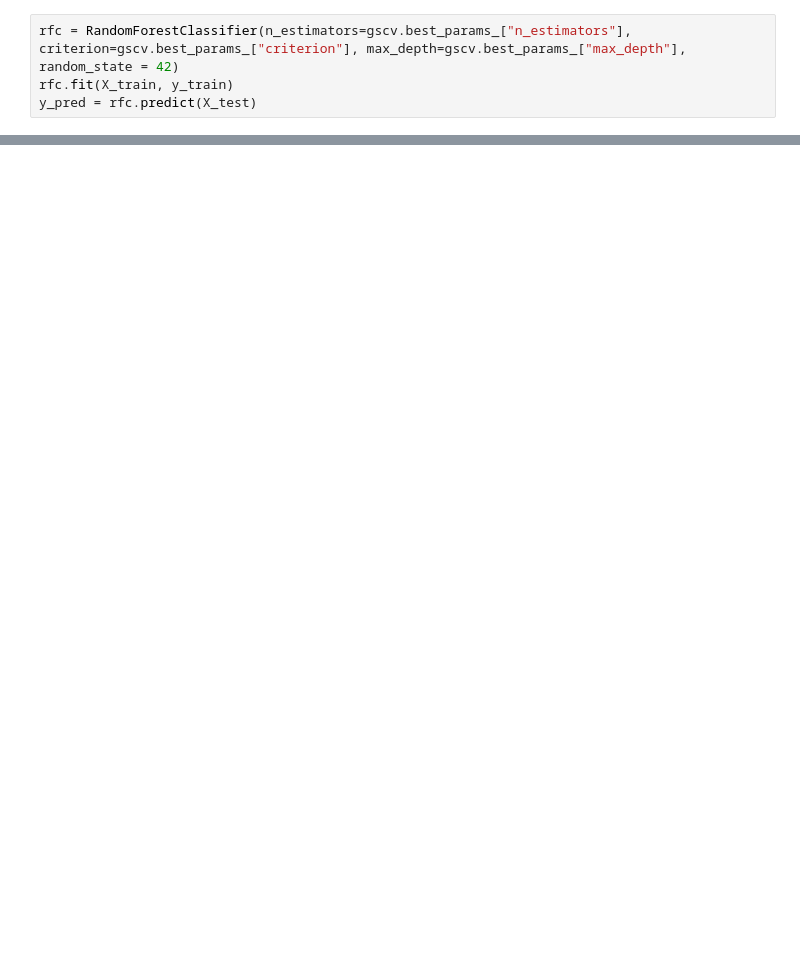
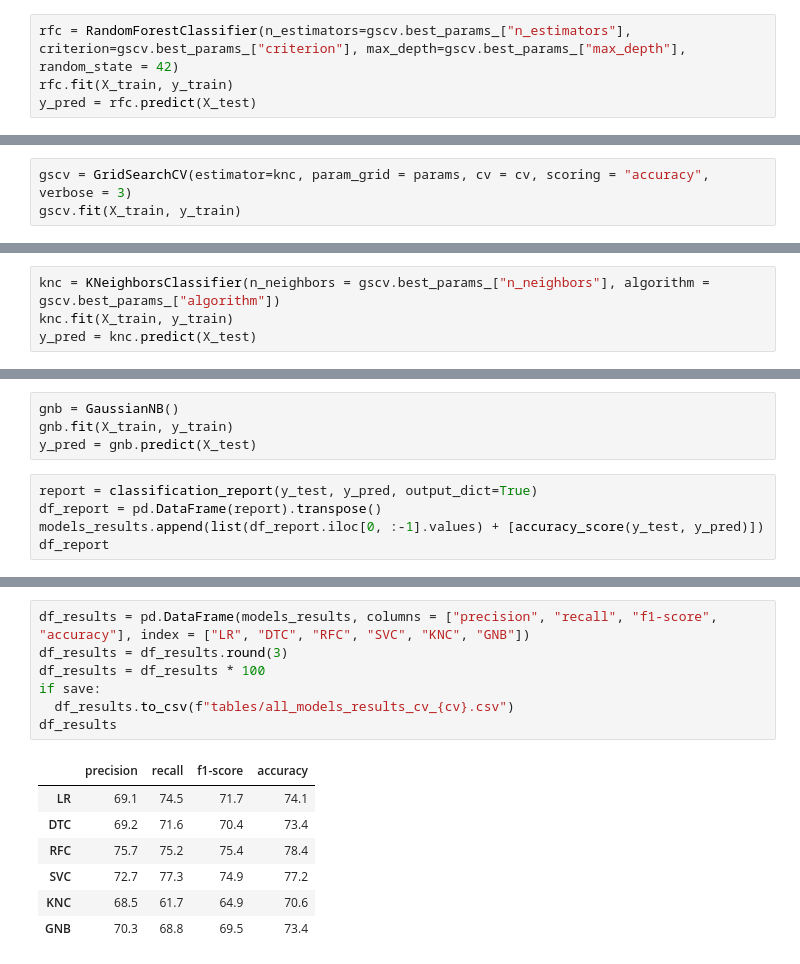
Before and after one commit to GustavoGil13/classifiers-red-wine-quality, a Jupyter notebook: classifiers.ipynb, the cells around one changed output, grey strips where cells are left out. Saved outputs shown, nothing was run; the diff lists cells and outputs as text; blank space fills up the shorter version.

```diff
--- a/classifiers.ipynb
+++ b/classifiers.ipynb
@@ -472,0 +641,3 @@ cm
+# %%
+gscv = GridSearchCV(estimator=knc, param_grid = params, cv = cv, scoring = "accuracy", verbose = 3)
+gscv.fit(X_train, y_train)
@@ -472,0 +671,4 @@ cm
+# %%
+knc = KNeighborsClassifier(n_neighbors = gscv.best_params_["n_neighbors"], algorithm = gscv.best_params_["algorithm"])
+knc.fit(X_train, y_train)
+y_pred = knc.predict(X_test)
@@ -472,0 +701,9 @@ cm
+# %%
+gnb = GaussianNB()
+gnb.fit(X_train, y_train)
+y_pred = gnb.predict(X_test)
+# %%
+report = classification_report(y_test, y_pred, output_dict=True)
+df_report = pd.DataFrame(report).transpose()
+models_results.append(list(df_report.iloc[0, :-1].values) + [accuracy_score(y_test, y_pred)])
+df_report
@@ -472,0 +805,15 @@ cm
+# %%
+df_results = pd.DataFrame(models_results, columns = ["precision", "recall", "f1-score", "accuracy"], index = ["LR", "DTC", "RFC", "SVC", "KNC", "GNB"])
+df_results = df_results.round(3)
+df_results = df_results * 100
+if save:
+  df_results.to_csv(f"tables/all_models_results_cv_{cv}.csv")
+df_results
+# %% [output]
+|  | precision | recall | f1-score | accuracy |
+| LR | 69.1 | 74.5 | 71.7 | 74.1 |
+| DTC | 69.2 | 71.6 | 70.4 | 73.4 |
+| RFC | 75.7 | 75.2 | 75.4 | 78.4 |
+| SVC | 72.7 | 77.3 | 74.9 | 77.2 |
+| KNC | 68.5 | 61.7 | 64.9 | 70.6 |
+| GNB | 70.3 | 68.8 | 69.5 | 73.4 |
```
Also changed, not shown: parts of 65 cells of this notebook.
